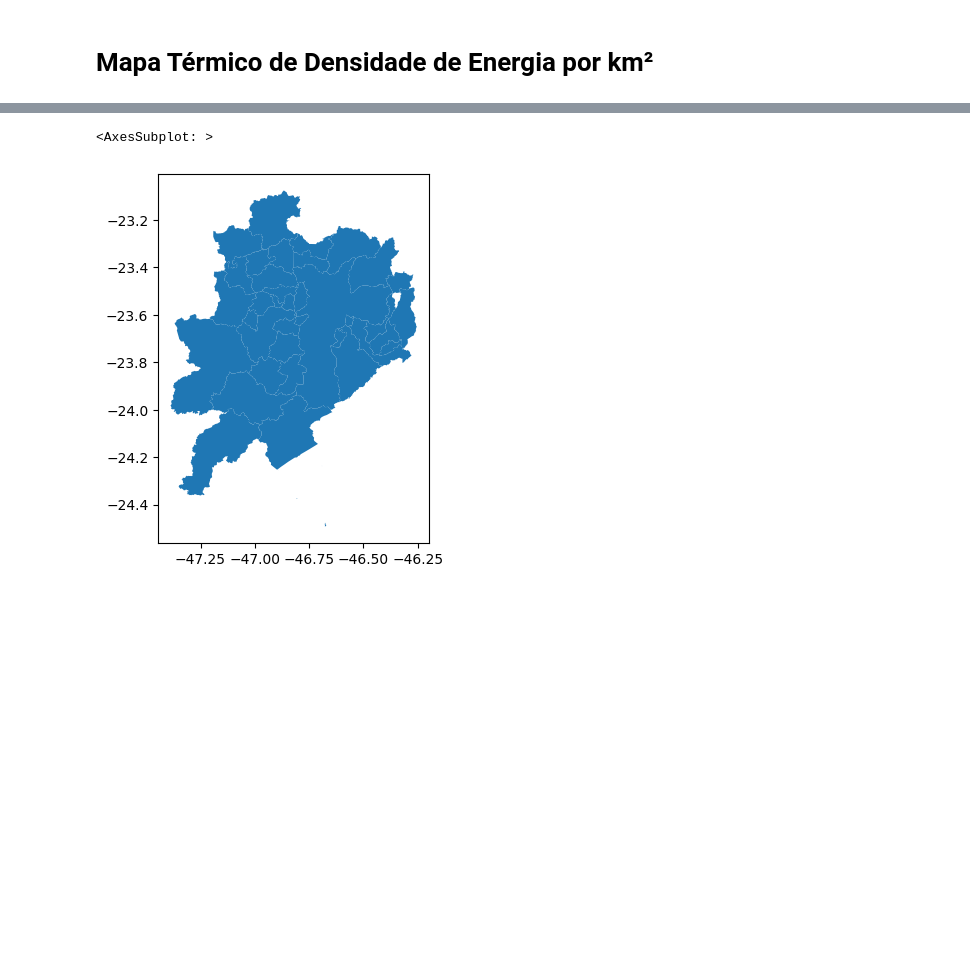
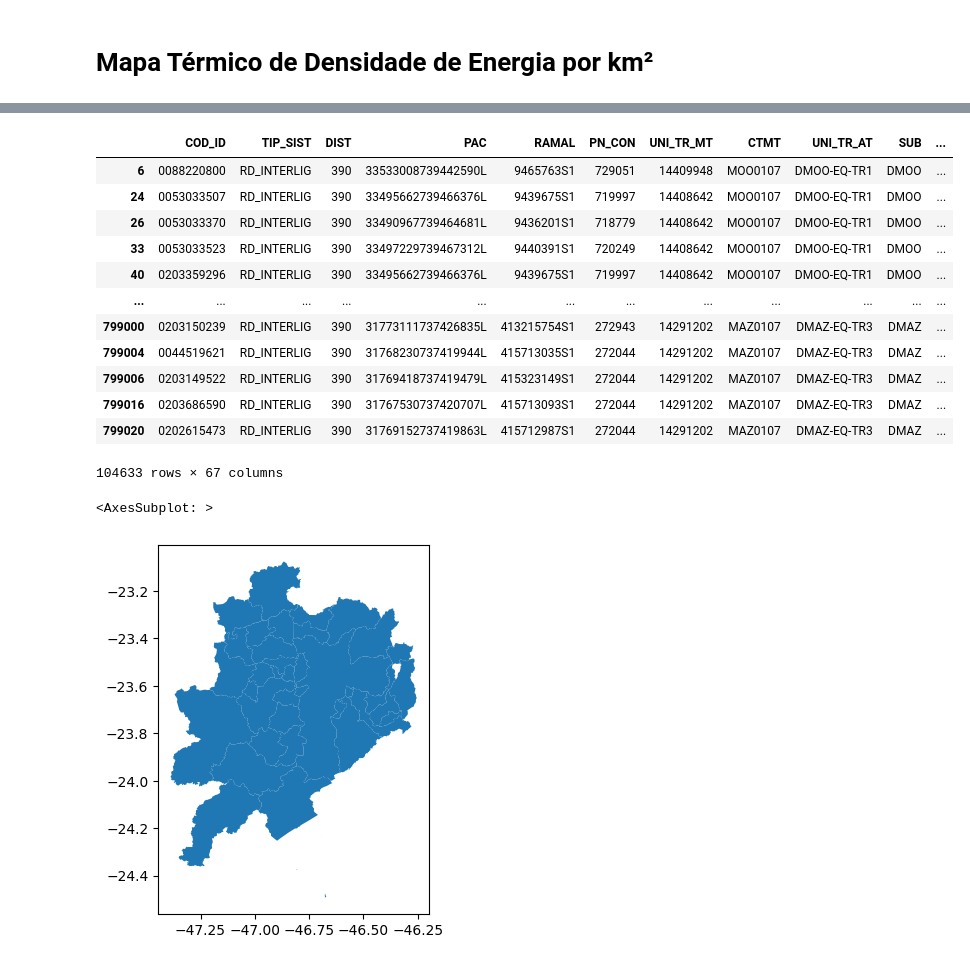
Before and after one commit to joaovalves1104/CEAMAZON-ENEL, a Jupyter notebook: load_thermic_map.ipynb, the cells around one changed output, grey strips where cells are left out. Saved outputs shown, nothing was run; the diff lists cells and outputs as text; code cells hidden in the pictures; blank space fills up the shorter version.

Commit message:
ucbt_01 analise

```diff
--- a/load_thermic_map.ipynb
+++ b/load_thermic_map.ipynb
@@ -39,3 +38,5 @@ ugbt = pd.read_csv(r"H:\Meu Drive\Mestrado\ENEL\CEAMAZON-ENEL\UGBT_tab.csv", sep
 sub = pd.read_csv(r"H:\Meu Drive\Mestrado\ENEL\CEAMAZON-ENEL\SUB.csv", sep=";")
 pt = pd.read_csv(r"H:\Meu Drive\Mestrado\ENEL\CEAMAZON-ENEL\PT.csv", sep=",")
 pnt = pd.read_csv(r"H:\Meu Drive\Mestrado\ENEL\CEAMAZON-ENEL\PNT.csv", sep=",")
+# %%
+ucbt_01 = gpd.read_file(r"H:\Meu Drive\Mestrado\ENEL\BDGD_ENEL_2023\UCBT_01.shp")
@@ -42,3 +60,21 @@ pnt = pd.read_csv(r"H:\Meu Drive\Mestrado\ENEL\CEAMAZON-ENEL\PNT.csv", sep=",")
+# %%
+ucbt_01_zeradas = ucbt_01[ucbt_01["ENE_01"] == 0]
+# %%
+ucbt_01_zeradas
+# %% [output]
+|  | COD_ID | TIP_SIST | DIST | PAC | RAMAL | PN_CON | UNI_TR_MT | CTMT | UNI_TR_AT | SUB | ... |
+| 6 | 0088220800 | RD_INTERLIG | 390 | 33533008739442590L | 9465763S1 | 729051 | 14409948 | MOO0107 | DMOO-EQ-TR1 | DMOO | ... |
+| 24 | 0053033507 | RD_INTERLIG | 390 | 33495662739466376L | 9439675S1 | 719997 | 14408642 | MOO0107 | DMOO-EQ-TR1 | DMOO | ... |
+| 26 | 0053033370 | RD_INTERLIG | 390 | 33490967739464681L | 9436201S1 | 718779 | 14408642 | MOO0107 | DMOO-EQ-TR1 | DMOO | ... |
+| 33 | 0053033523 | RD_INTERLIG | 390 | 33497229739467312L | 9440391S1 | 720249 | 14408642 | MOO0107 | DMOO-EQ-TR1 | DMOO | ... |
+| 40 | 0203359296 | RD_INTERLIG | 390 | 33495662739466376L | 9439675S1 | 719997 | 14408642 | MOO0107 | DMOO-EQ-TR1 | DMOO | ... |
+| ... | ... | ... | ... | ... | ... | ... | ... | ... | ... | ... | ... |
+| 799000 | 0203150239 | RD_INTERLIG | 390 | 31773111737426835L | 413215754S1 | 272943 | 14291202 | MAZ0107 | DMAZ-EQ-TR3 | DMAZ | ... |
+| 799004 | 0044519621 | RD_INTERLIG | 390 | 31768230737419944L | 415713035S1 | 272044 | 14291202 | MAZ0107 | DMAZ-EQ-TR3 | DMAZ | ... |
+| 799006 | 0203149522 | RD_INTERLIG | 390 | 31769418737419479L | 415323149S1 | 272044 | 14291202 | MAZ0107 | DMAZ-EQ-TR3 | DMAZ | ... |
+| 799016 | 0203686590 | RD_INTERLIG | 390 | 31767530737420707L | 415713093S1 | 272044 | 14291202 | MAZ0107 | DMAZ-EQ-TR3 | DMAZ | ... |
+| 799020 | 0202615473 | RD_INTERLIG | 390 | 31769152737419863L | 415712987S1 | 272044 | 14291202 | MAZ0107 | DMAZ-EQ-TR3 | DMAZ | ... |
+104633 rows × 67 columns
 # %%
 def map_conj(mapa):
     ene_conj = []
```
Also changed, not shown: parts of 3 cells of this notebook, 1 other file.
